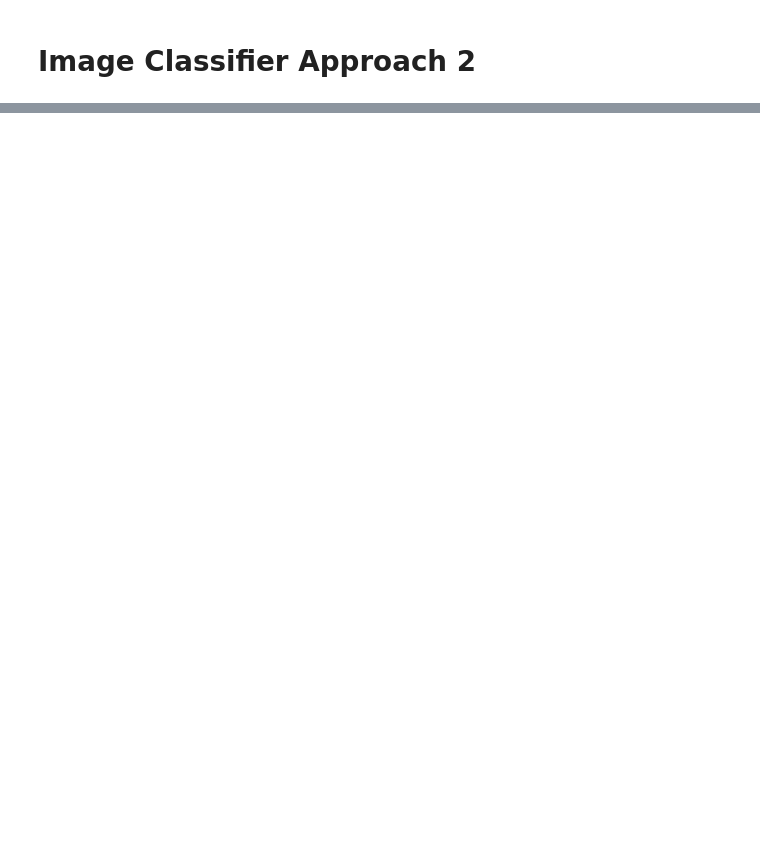
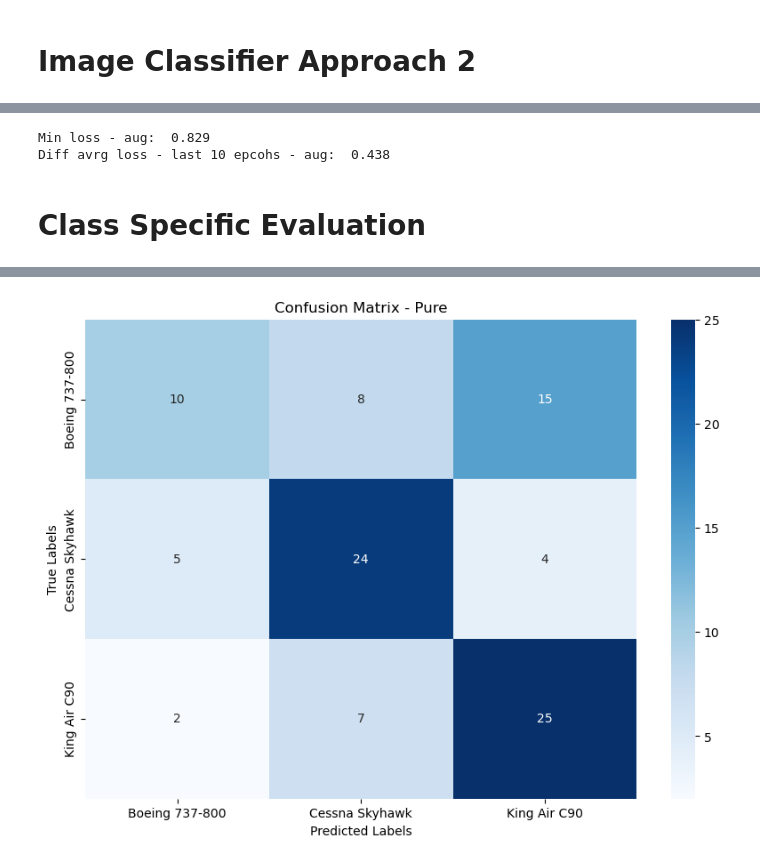
Before and after one commit to tee1g21/Intruder-Aircraft-Detection, a Jupyter notebook: main/Custom_Classifier.ipynb, the cells around one changed output, grey strips where cells are left out. Saved outputs shown, nothing was run; the diff lists cells and outputs as text; code cells hidden in the pictures; blank space fills up the shorter version.

Commit message:
Added initial evaluation metrics

```diff
--- a/main/Custom_Classifier.ipynb
+++ b/main/Custom_Classifier.ipynb
@@ -153,8 +184,15 @@ train_aug_data = train_aug_data.cache().shuffle(1000).prefetch(buffer_size=AUTOT
 valid_data = valid_data.cache().prefetch(buffer_size=AUTOTUNE)
+# %%
+# get list of validation labels for evaluation
+validation_labels = []
+for images, labels in valid_data:
+    validation_labels.append(labels.numpy())
+
+validation_labels = np.concatenate(validation_labels)
 # %%
 # model
 
-def get_tf_model():
+def get_model():
   num_classes = len(class_names)
 
   model = Sequential([
@@ -221,7 +259,7 @@ task.connect(hyper_params)
 model = None
 train_hst = None
 
-model = get_tf_model()
+model = get_model()
 
 # trian model
 train_hst = model.fit(
@@ -229,6 +267,8 @@ train_hst = model.fit(
     epochs=hyper_params['epochs'],
     validation_data=valid_data,
     callbacks=[tensorboard_callback])
+
+y_pred = model.predict(valid_data)
 
 # send metrics to clearML
 for epoch in range(epochs):
@@ -295,0 +554,55 @@ task.close()
+# %%
+# augmented loss
+
+aug_loss = train_aug_hst.history['loss']
+aug_val_loss = train_aug_hst.history['val_loss']
+
+# minimum val loss
+min_loss_aug = min(aug_val_loss)
+print("Min loss - aug: ", round(min_loss_aug,3))
+
+# Difference between train and val for last N epochs
+
+aug_average_loss_lastN = sum(aug_loss[-N:]) / N
+aug_val_average_loss_lastN = sum(aug_val_loss[-N:]) / N
+
+aug_std_loss_lastN = np.std(aug_loss[-N:])
+aug_val_std_loss_lastN = np.std(aug_val_loss[-N:])
+
+# difference between train and val loss
+diff_av = round(aug_val_average_loss_lastN - aug_average_loss_lastN,3)
+diff_std = round(aug_val_std_loss_lastN - aug_std_loss_lastN,3)
+
+print(f"Diff avrg loss - last {N} epcohs - aug: ", diff_av)
+#print(f"Diff std loss - last {N} epcohs - aug: ", diff_std)
+# %% [output]
+Min loss - aug:  0.829
+Diff avrg loss - last 10 epcohs - aug:  0.438
+# %% [markdown]
+# Class Specific Evaluation
+# %%
+# Clasification matrix - pure
+y_true = validation_labels
+
+# Check if y_true needs conversion from one-hot to class labels
+if len(y_true[0]) > 1:  # This assumes y_true is a list of arrays
+    y_true = [np.argmax(label) for label in y_true]
+else:
+    y_true = [label for sublist in y_true for label in sublist]  # Flatten the list if necessary
+
+# Convert predictions from probabilities to class indices if not already done
+y_pred = model.predict(valid_data)
+y_pred = np.argmax(y_pred, axis=1)
+
+# Generate the confusion matrix
+conf_matrix = confusion_matrix(y_true, y_pred)
+
+# Plotting using seaborn for a nicer-looking confusion matrix
+plt.figure(figsize=(10, 7))
+# ['Boeing 737-800', 'Cessna Skyhawk', 'King Air C90']
+sns.heatmap(conf_matrix, annot=True, fmt='g', cmap='Blues', xticklabels=['Boeing 737-800', 'Cessna Skyhawk', 'King Air C90'], yticklabels=['Boeing 737-800', 'Cessna Skyhawk', 'King Air C90'])
+plt.xlabel('Predicted Labels')
+plt.ylabel('True Labels')
+plt.title('Confusion Matrix - Pure')
+plt.show()
+# %% [output]
@@ -295,0 +610 @@ task.close()
+[figure, added]
```
Also changed, not shown: parts of 20 cells of this notebook.
